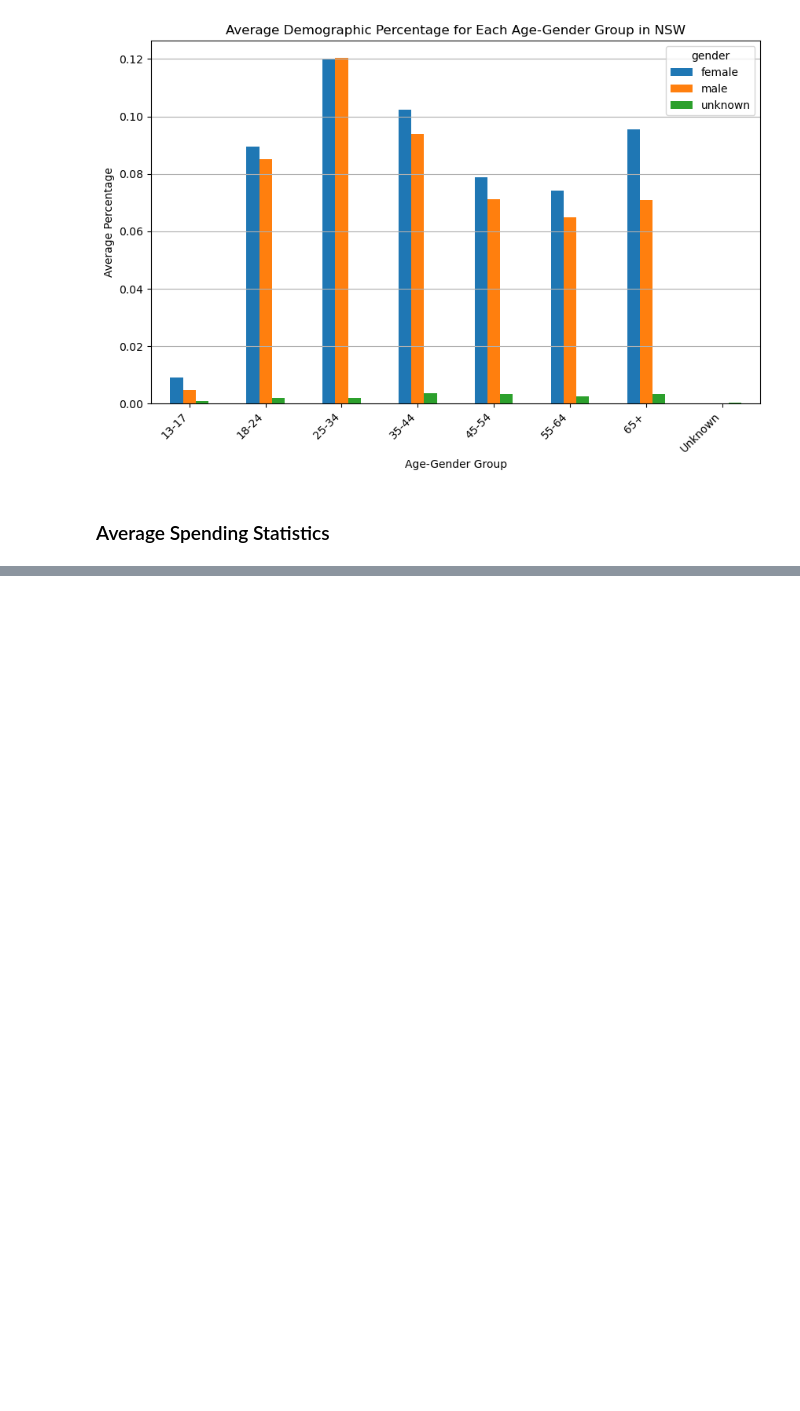
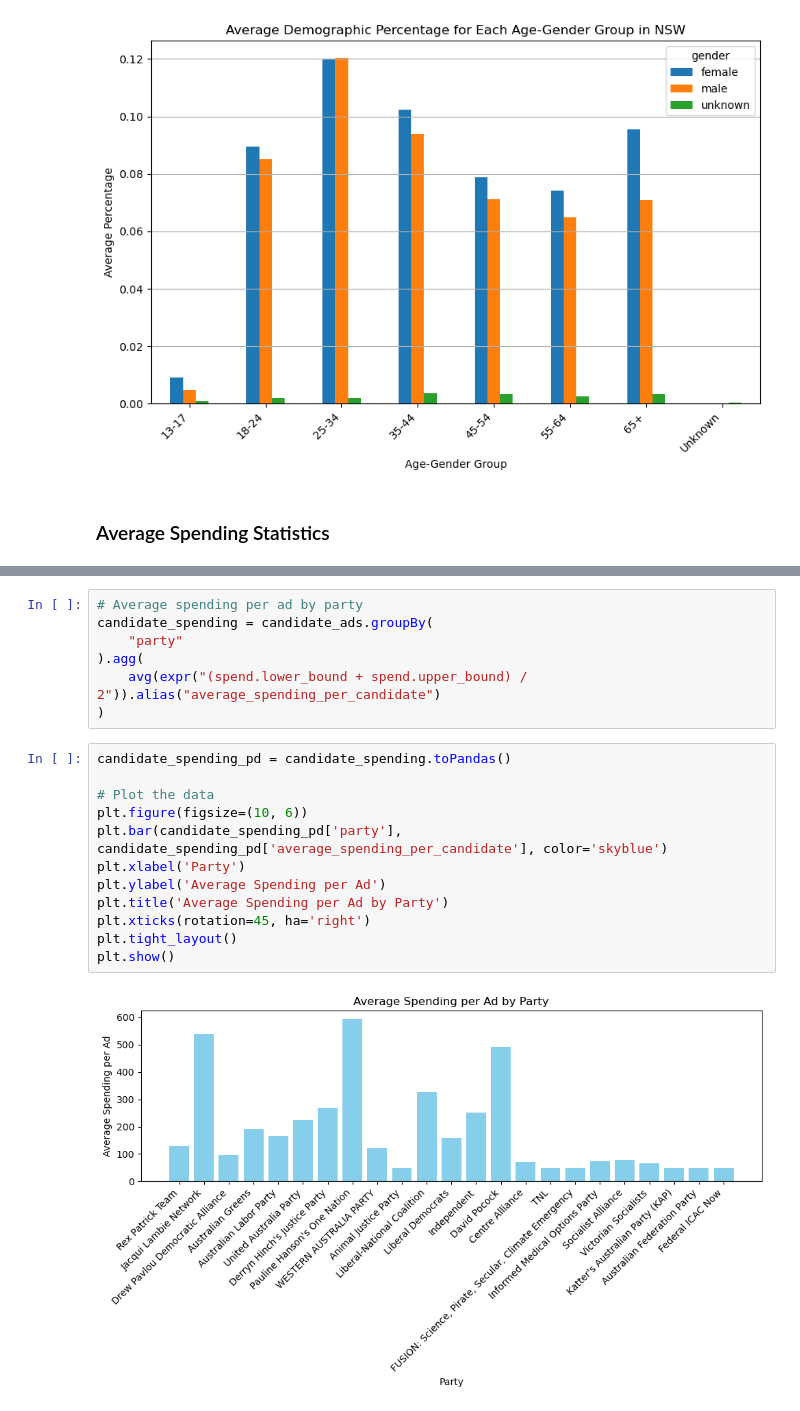
Before and after one commit to JoshuaWang8/political-ads-analysis, a Jupyter notebook: political-ad-analysis.ipynb, the cells around one changed output, grey strips where cells are left out. Cells and saved outputs as stored; diff of their text form; blank space fills up the shorter version.

```diff
--- a/political-ad-analysis.ipynb
+++ b/political-ad-analysis.ipynb
@@ -981,0 +1013,21 @@ for state in states:
+# %%
+# Average spending per ad by party
+candidate_spending = candidate_ads.groupBy(
+    "party"
+).agg(
+    avg(expr("(spend.lower_bound + spend.upper_bound) / 2")).alias("average_spending_per_candidate")
+)
+# %%
+candidate_spending_pd = candidate_spending.toPandas()
+
+# Plot the data
+plt.figure(figsize=(10, 6))
+plt.bar(candidate_spending_pd['party'], candidate_spending_pd['average_spending_per_candidate'], color='skyblue')
+plt.xlabel('Party')
+plt.ylabel('Average Spending per Ad')
+plt.title('Average Spending per Ad by Party')
+plt.xticks(rotation=45, ha='right')
+plt.tight_layout()
+plt.show()
+# %% [output]
+[figure, added]
```
Also changed, not shown: parts of 14 cells of this notebook.
